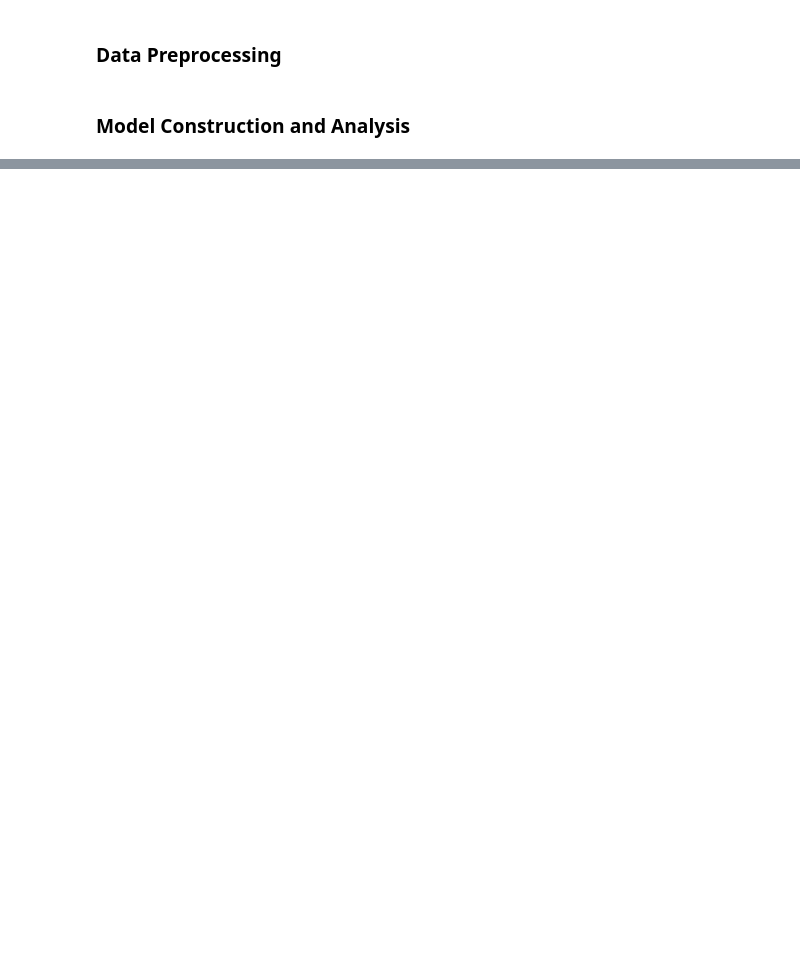
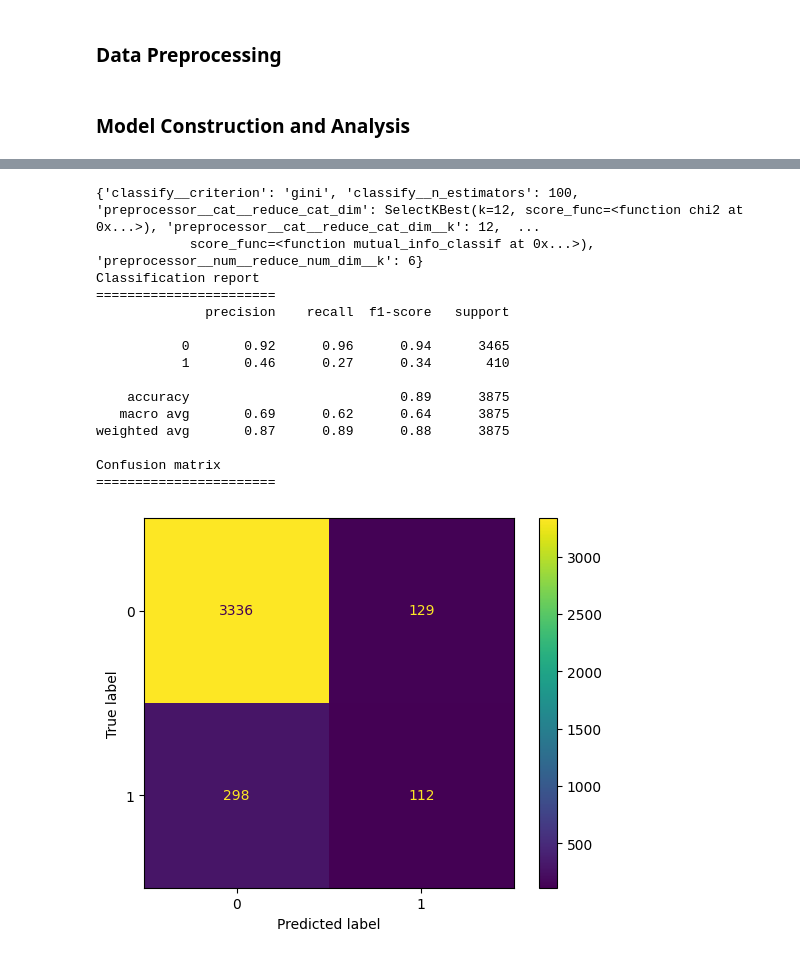
Before and after one commit to thanachart29/Machine-Learning-Class, a Jupyter notebook: hw2/hw2.ipynb, the cells around one changed output, grey strips where cells are left out. Drawn from its saved outputs; the diff is of its cells as text; code cells hidden in the pictures; blank space fills up the shorter version.

Commit message:
declare function

```diff
--- a/hw2/hw2.ipynb
+++ b/hw2/hw2.ipynb
@@ -520,0 +613,13 @@ x_new.head()
+# %%
+cols = df.columns
+num_data = [ i for i in cols if (len(df[i].unique()) != 2 and df[i].dtype != 'object')]
+cat_data = list(set(cols) - set(num_data))
+cat_data.remove('y')
+plot_num = 1
+plt.figure(figsize = (48,60))
+for i in cat_data:
+    for j in num_data:
+        ax = plt.subplot(15, 8, plot_num)
+        sns.boxplot(data=df, x=i, y=j , hue='y')
+        plot_num += 1
+plt.show()
@@ -521,3 +630,14 @@ x_new.head()
+# %%
+group_df = df.copy()
+group_df[cat_df2_cols] = cat_df2[cat_df2_cols]
+plot_num = 1
+plt.figure(figsize = (48,60))
+for i in cat_data:
+    for j in num_data:
+        ax = plt.subplot(15, 8, plot_num)
+        sns.boxplot(data=group_df, x=i, y=j , hue='y')
+        plot_num += 1
+plt.show()
 # %% [markdown]
 ### Data Preprocessing
 # %%
@@ -586,8 +969,9 @@ cat_data = x.select_dtypes(include="object").columns
 k_chi2 = SelectKBest(chi2)
 k_mutal = SelectKBest(mutual_info_classif)
 k_anova = SelectKBest()
-number_num_feature = list(range(1, 15, 1))
-number_cat_feature = list(range(1, 29, 1))
+model_DecisionTree = DecisionTreeClassifier(random_state=1)
+number_num_feature = list(range(1, 8, 1))
+number_cat_feature = list(range(1, 13, 1))
 criterion = ["gini", "entropy"]
 splitter = ["best", "random"]
 
@@ -602,7 +986,7 @@ preprocessor = ColumnTransformer(
 pipe = Pipeline(
     [
         ("preprocessor", preprocessor),
-        ("classify", DecisionTreeClassifier(random_state=1)),
+        ("classify", model_DecisionTree),
     ]
 )
 
@@ -614,7 +998,6 @@ param_grid = [
         "preprocessor__cat__reduce_cat_dim__k" : number_cat_feature,
         "classify__criterion" : criterion,
         "classify__splitter" : splitter,
-
     },
     {
         "preprocessor__num__reduce_num_dim" : [PCA()],
@@ -623,9 +1006,8 @@ param_grid = [
         "preprocessor__cat__reduce_cat_dim__k" : number_cat_feature,
         "classify__criterion" : criterion,
         "classify__splitter" : splitter,
-
     }
 ]
 
 grid = GridSearchCV(pipe, n_jobs = -1, param_grid = param_grid, scoring = 'f1', verbose = 5, cv = 10)
-grid.fit(x, y)
+grid.fit(x_train, y_train)
@@ -659,0 +1089,26 @@ cat_data
+# %%
+print(grid.best_params_)
+y_pred = grid.predict(x_test)
+print("Classification report \n=======================")
+print(classification_report(y_true=y_test, y_pred=y_pred))
+print("Confusion matrix \n=======================")
+#print(confusion_matrix(y_true=y_test, y_pred=y_pred))
+ConfusionMatrixDisplay.from_predictions(y_test, y_pred)
+plt.show()
+# %% [output]
+{'classify__criterion': 'gini', 'classify__n_estimators': 100, 'preprocessor__cat__reduce_cat_dim': SelectKBest(k=12, score_func=<function chi2 at 0x...>), 'preprocessor__cat__reduce_cat_dim__k': 12,  ...
+            score_func=<function mutual_info_classif at 0x...>), 'preprocessor__num__reduce_num_dim__k': 6}
+Classification report
+=======================
+              precision    recall  f1-score   support
+
+           0       0.92      0.96      0.94      3465
+           1       0.46      0.27      0.34       410
+
+    accuracy                           0.89      3875
+   macro avg       0.69      0.62      0.64      3875
+weighted avg       0.87      0.89      0.88      3875
+
+Confusion matrix
+=======================
+[figure, added]
```
Also changed, not shown: parts of 39 cells of this notebook, 2 other files.
